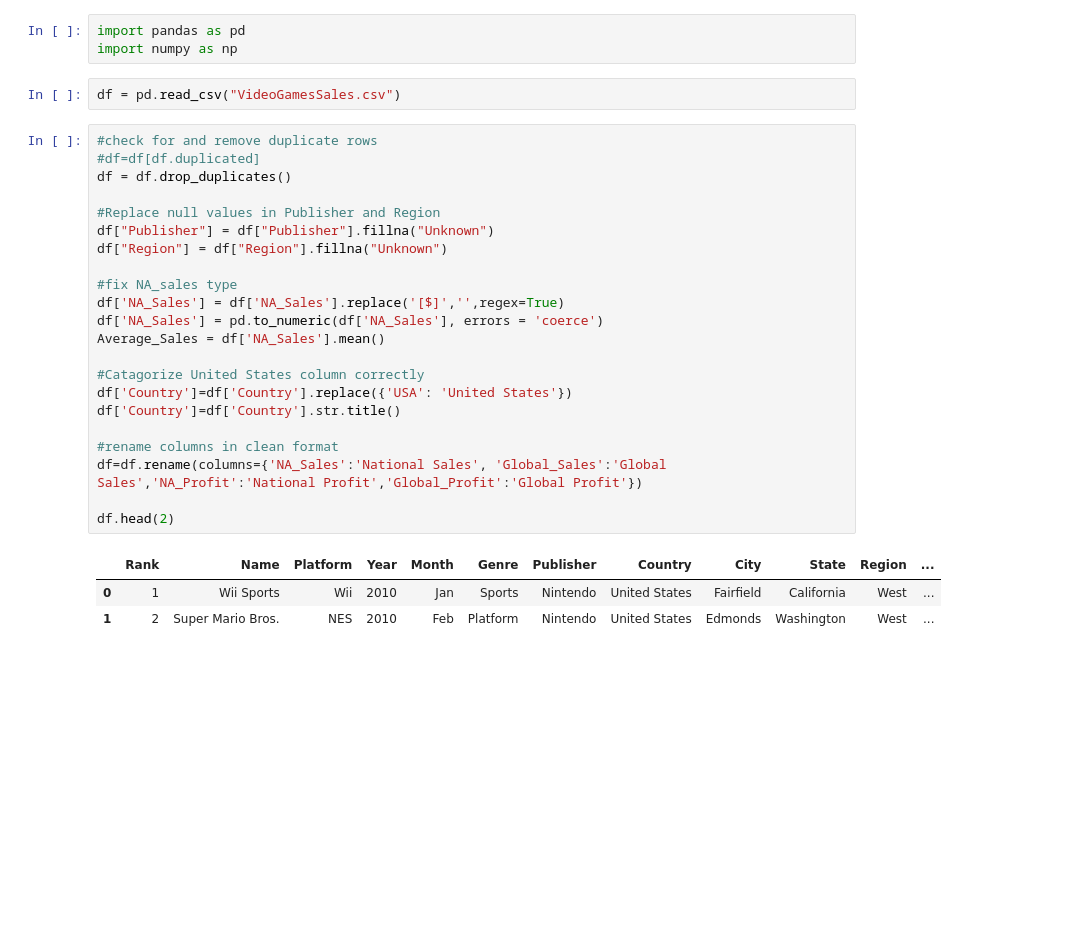
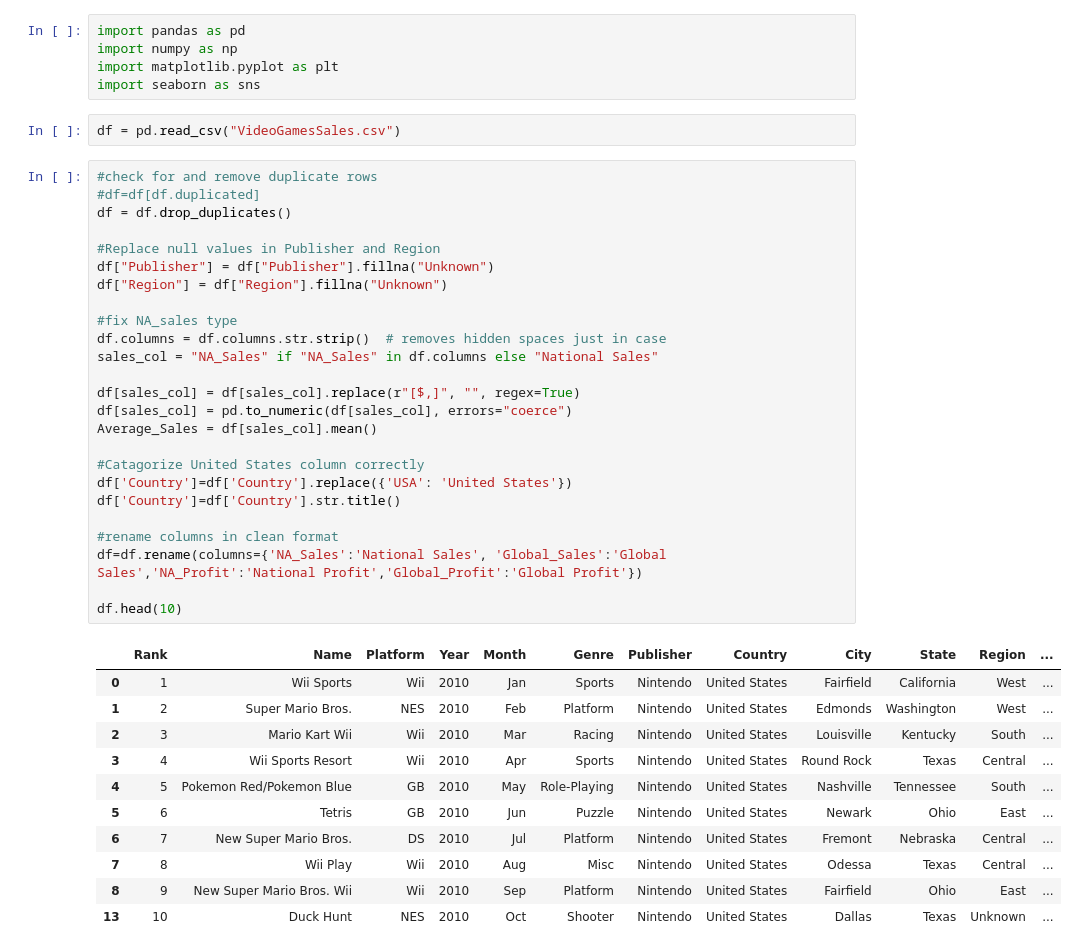
Before and after one commit to Nadir-Waheed/database-dashboard, a Jupyter notebook: Videogame-Analysis.ipynb, the cells around one changed output. Saved outputs shown, nothing was run; the diff lists cells and outputs as text; blank space fills up the shorter version.

```diff
--- a/Videogame-Analysis.ipynb
+++ b/Videogame-Analysis.ipynb
@@ -1,31 +1,44 @@
 # %%
 import pandas as pd
 import numpy as np
+import matplotlib.pyplot as plt
+import seaborn as sns
 # %%
 df = pd.read_csv("VideoGamesSales.csv")
 # %%
 #check for and remove duplicate rows
 #df=df[df.duplicated]
 df = df.drop_duplicates()
 
 #Replace null values in Publisher and Region
 df["Publisher"] = df["Publisher"].fillna("Unknown")
 df["Region"] = df["Region"].fillna("Unknown")
 
 #fix NA_sales type
-df['NA_Sales'] = df['NA_Sales'].replace('[$]','',regex=True)
-df['NA_Sales'] = pd.to_numeric(df['NA_Sales'], errors = 'coerce')
-Average_Sales = df['NA_Sales'].mean()
+df.columns = df.columns.str.strip()  # removes hidden spaces just in case
+sales_col = "NA_Sales" if "NA_Sales" in df.columns else "National Sales"
+
+df[sales_col] = df[sales_col].replace(r"[$,]", "", regex=True)
+df[sales_col] = pd.to_numeric(df[sales_col], errors="coerce")
+Average_Sales = df[sales_col].mean()
 
 #Catagorize United States column correctly
 df['Country']=df['Country'].replace({'USA': 'United States'})
 df['Country']=df['Country'].str.title()
 
 #rename columns in clean format
 df=df.rename(columns={'NA_Sales':'National Sales', 'Global_Sales':'Global Sales','NA_Profit':'National Profit','Global_Profit':'Global Profit'})
 
-df.head(2)
+df.head(10)
 # %% [output]
 |  | Rank | Name | Platform | Year | Month | Genre | Publisher | Country | City | State | Region | ... |
 | 0 | 1 | Wii Sports | Wii | 2010 | Jan | Sports | Nintendo | United States | Fairfield | California | West | ... |
 | 1 | 2 | Super Mario Bros. | NES | 2010 | Feb | Platform | Nintendo | United States | Edmonds | Washington | West | ... |
+| 2 | 3 | Mario Kart Wii | Wii | 2010 | Mar | Racing | Nintendo | United States | Louisville | Kentucky | South | ... |
+| 3 | 4 | Wii Sports Resort | Wii | 2010 | Apr | Sports | Nintendo | United States | Round Rock | Texas | Central | ... |
+| 4 | 5 | Pokemon Red/Pokemon Blue | GB | 2010 | May | Role-Playing | Nintendo | United States | Nashville | Tennessee | South | ... |
+| 5 | 6 | Tetris | GB | 2010 | Jun | Puzzle | Nintendo | United States | Newark | Ohio | East | ... |
+| 6 | 7 | New Super Mario Bros. | DS | 2010 | Jul | Platform | Nintendo | United States | Fremont | Nebraska | Central | ... |
+| 7 | 8 | Wii Play | Wii | 2010 | Aug | Misc | Nintendo | United States | Odessa | Texas | Central | ... |
+| 8 | 9 | New Super Mario Bros. Wii | Wii | 2010 | Sep | Platform | Nintendo | United States | Fairfield | Ohio | East | ... |
+| 13 | 10 | Duck Hunt | NES | 2010 | Oct | Shooter | Nintendo | United States | Dallas | Texas | Unknown | ... |
```
Also changed, not shown: parts of 7 cells of this notebook.
